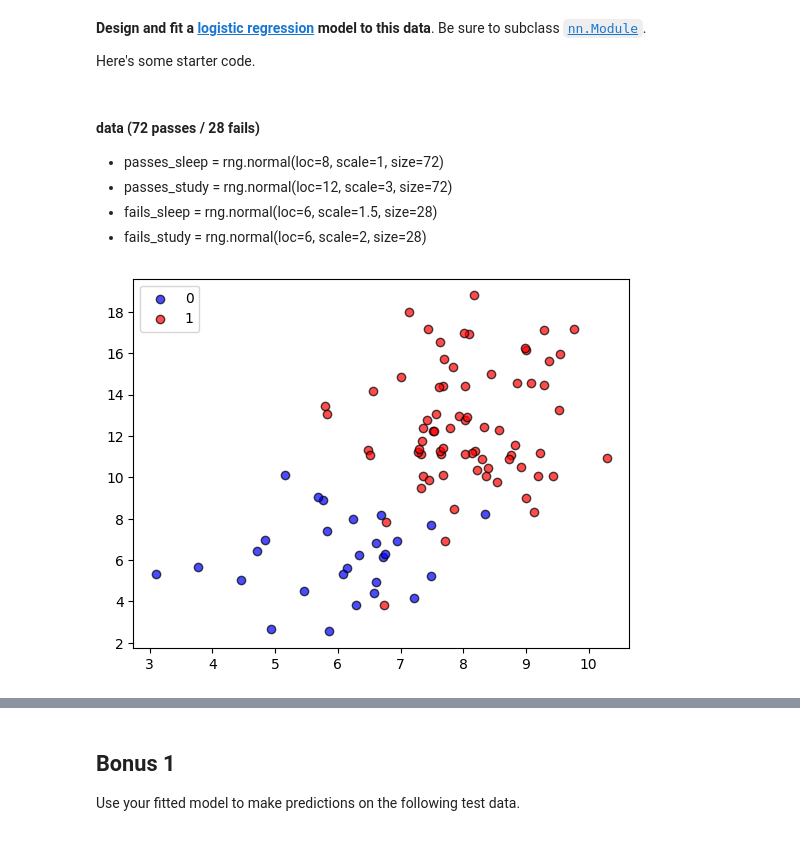
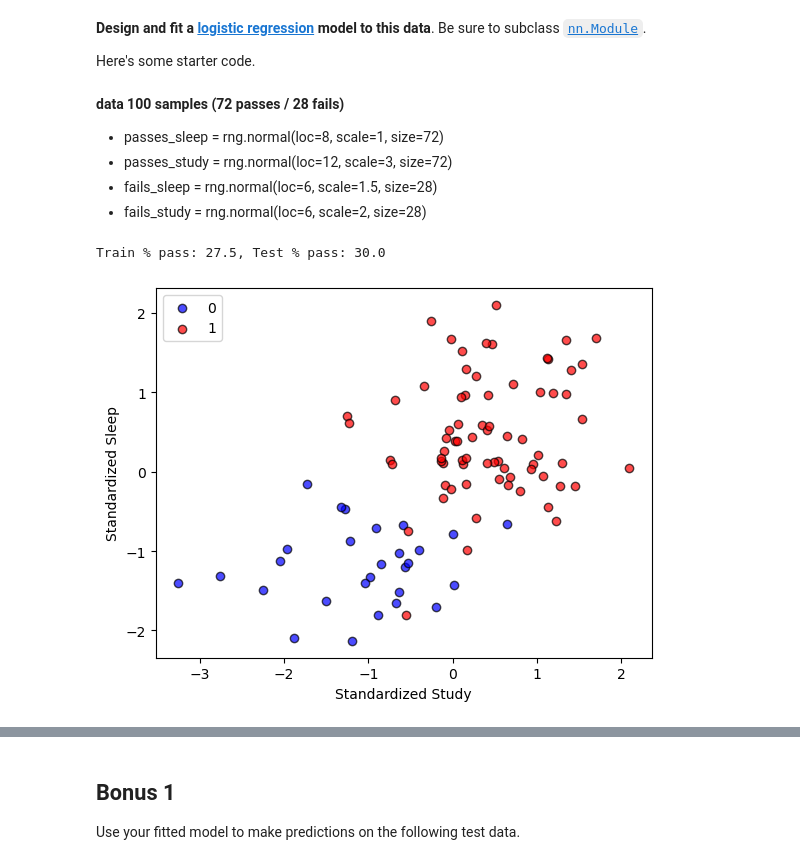
Before and after one commit to nranthony/problemsets_solutions, a Jupyter notebook: pytorch/basic-models/pass-or-fail.ipynb, the cells around one changed output, grey strips where cells are left out. Cells and saved outputs as stored; diff of their text form; code cells hidden in the pictures.

Commit message:
pass fail lr complete

```diff
--- a/pytorch/basic-models/pass-or-fail.ipynb
+++ b/pytorch/basic-models/pass-or-fail.ipynb
@@ -36,5 +41,5 @@ Here's some starter code.
 # %% [markdown]
-#### data (72 passes / 28 fails)
+**data 100 samples (72 passes / 28 fails)**
 - passes_sleep = rng.normal(loc=8, scale=1, size=72)
 - passes_study = rng.normal(loc=12, scale=3, size=72)
 - fails_sleep = rng.normal(loc=6, scale=1.5, size=28)
@@ -47,19 +47,31 @@ device = torch.device('cuda' if torch.cuda.is_available() else 'cpu')
 # %%
+# collate data
 sleep = np.concatenate([passes_sleep,fails_sleep])
 study = np.concatenate([passes_study,fails_study])
-X = torch.tensor(np.column_stack([sleep,study])) # s samples x f features
-y = torch.tensor(np.concatenate([[1] * len(passes_sleep),
-                                 [0] * len(fails_sleep)])) # s samples
+X = np.column_stack([sleep,study]) # s samples x f features; feature columns, x0 - sleep, x1 - study
+y = np.concatenate([[1] * len(passes_sleep), [0] * len(fails_sleep)]) # s samples
+# standardize data
+ss = StandardScaler()
+X = ss.fit_transform(X)
+# split data
+X_train_val, X_test, y_train_val, y_test = train_test_split(X, y, test_size=0.2, random_state=42, stratify=y)
+skf_split = StratifiedKFold(n_splits=10, shuffle=True, random_state=42)
+# check split
+print(f"Train % pass: {(y_train_val == 0).sum()/0.8:.1f}, Test % pass: {(y_test == 0).sum()/0.2:.1f}")
+# %% [output]
+Train % pass: 27.5, Test % pass: 30.0
 # %%
-# replot data for visual sanity check of correct concatenations and labels
+# re-plot data for visual sanity check of correct concatenations, labels, and normal/standard-ization - more important for complicated inputs
 label_colors = {0:'blue', 1:'red'}
 for label, color in label_colors.items():
     plt.scatter(X[y == label, 0],
                 X[y == label, 1],
                 label=f'{label}',
                 color=color, alpha=0.7, edgecolor='k')
+plt.ylabel('Standardized Sleep')
+plt.xlabel('Standardized Study')
 plt.legend()
 plt.show()
 # %% [output]
-[figure, old version]
+[figure, new version]
 # %%
```
Also changed, not shown: parts of 9 cells of this notebook.
